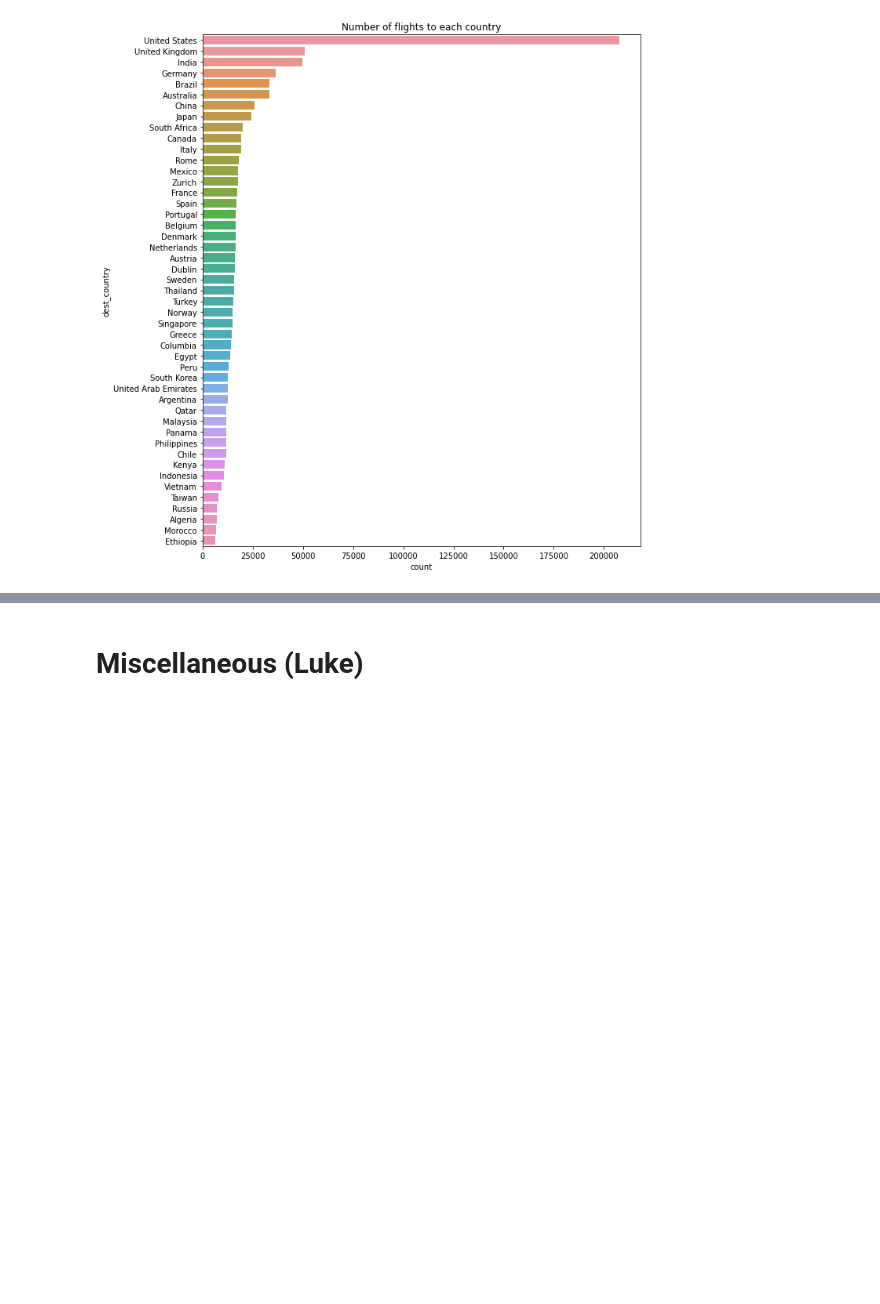
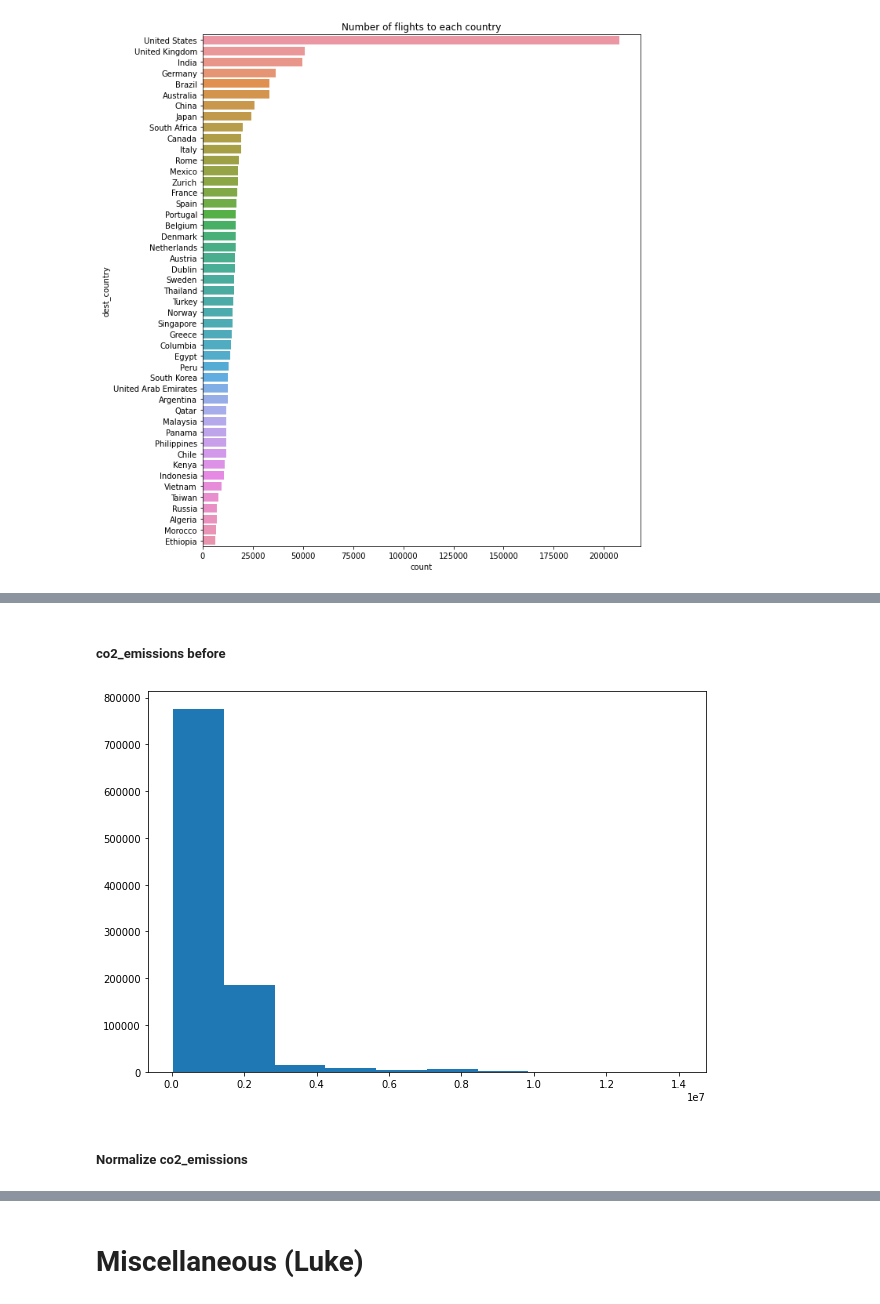
Before and after one commit to LukeJConnelly/data-visualisation-project, a Jupyter notebook: data_exploration.ipynb, the cells around one changed output, grey strips where cells are left out. Drawn from its saved outputs; the diff is of its cells as text; code cells hidden in the pictures; blank space fills up the shorter version.

```diff
--- a/data_exploration.ipynb
+++ b/data_exploration.ipynb
@@ -157,0 +168,10 @@ plt.show()
+# %% [markdown]
+##### co2_emissions before
+# %%
+fig, ax = plt.subplots(figsize =(10, 7))
+ax.hist(df["co2_emissions"])
+plt.show()
+# %% [output]
+[figure, added]
+# %% [markdown]
+##### Normalize co2_emissions
```
Also changed, not shown: parts of 11 cells of this notebook, 1 other file.
